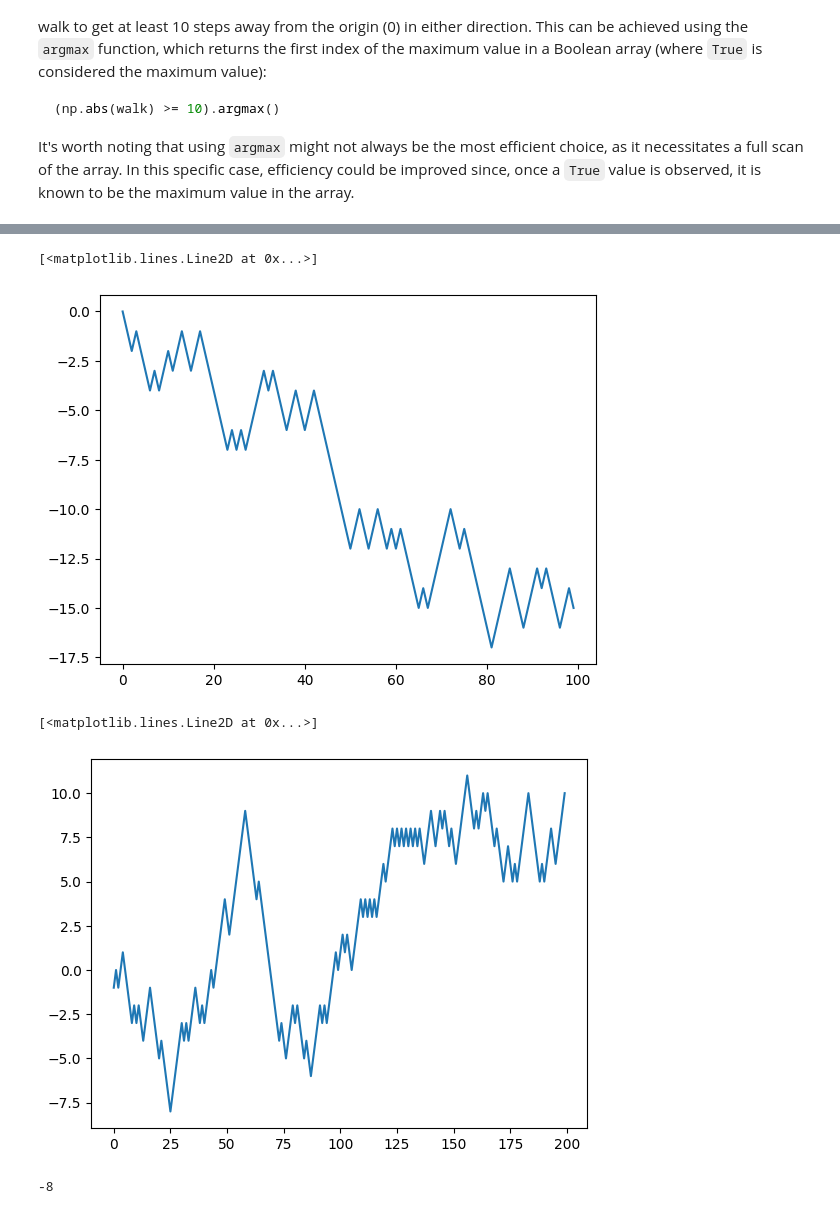
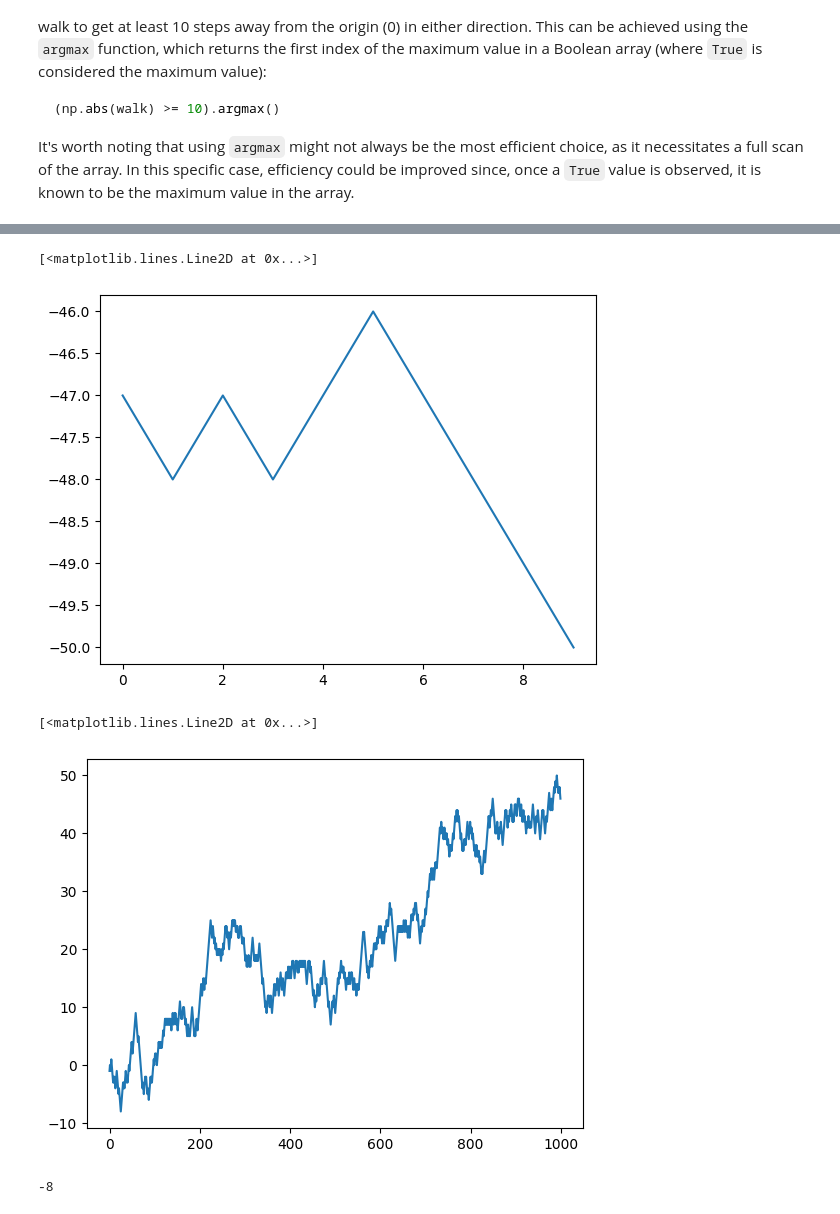
Before and after one commit to zacmac13/Intro-to-Data-Science, a Jupyter notebook: ch04.ipynb, the cells around one changed output, grey strips where cells are left out. Cells and saved outputs as stored; diff of their text form; code cells hidden in the pictures.

```diff
--- a/ch04.ipynb
+++ b/ch04.ipynb
@@ -1699,9 +1699,9 @@ position
 # %%
 plt.figure()
-plt.plot(walk[:100])
+plt.plot(walk[-10:])
 # %% [output]
 [<matplotlib.lines.Line2D at 0x...>]
-[figure, old version]
+[figure, new version]
 # %%
 import numpy as np
 nsteps = 1000
@@ -1711,10 +1711,10 @@ steps = np.where(draws == 0, 1, -1)
 walk = steps.cumsum()
 # %%
 plt.figure()
-plt.plot(walk[:200])
+plt.plot(walk)
 # %% [output]
 [<matplotlib.lines.Line2D at 0x...>]
-[figure, old version]
+[figure, new version]
 # %%
 walk.min()
 # %% [output]
```
Also changed, not shown: parts of 10 cells of this notebook, 1 other file.
